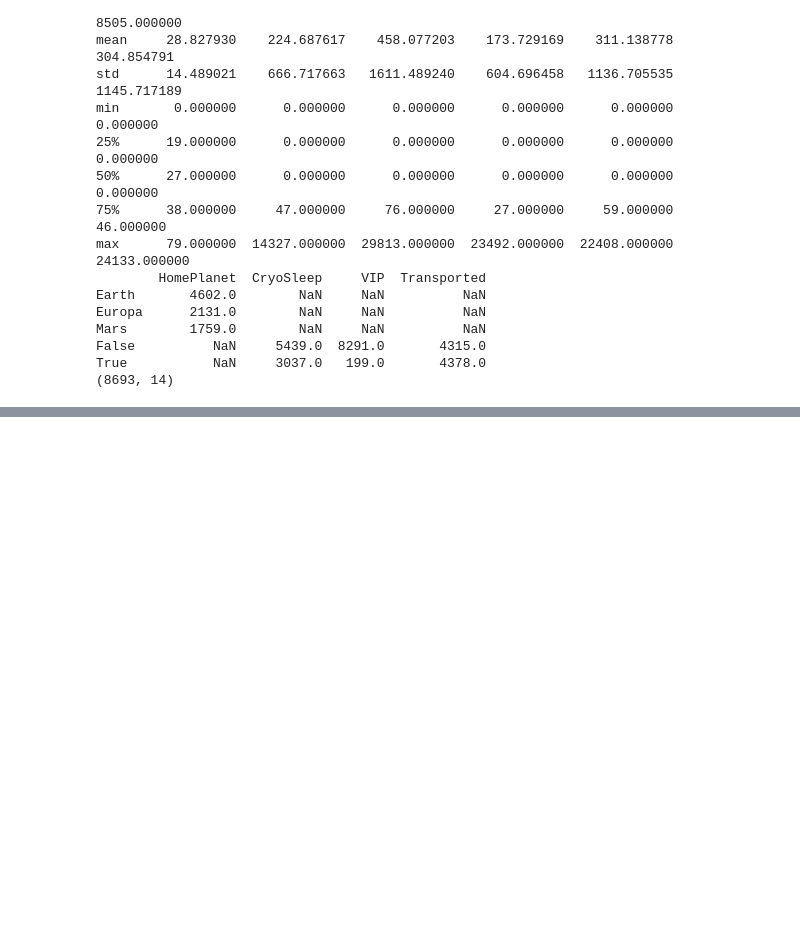
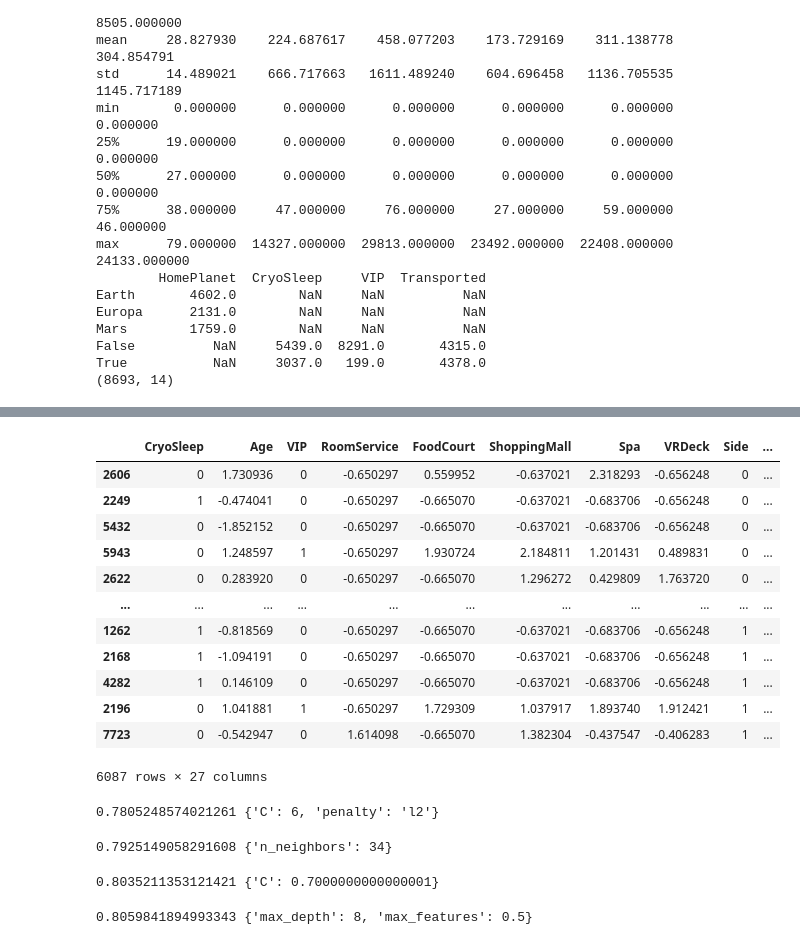
Before and after one commit to MykolaPinchuk/Kaggle, a Jupyter notebook: Projects/KProject-spacetitanic.ipynb, the cells around one changed output, grey strips where cells are left out. Saved outputs shown, nothing was run; the diff lists cells and outputs as text; code cells hidden in the pictures; blank space fills up the shorter version.

```diff
--- a/Projects/KProject-spacetitanic.ipynb
+++ b/Projects/KProject-spacetitanic.ipynb
@@ -168,3 +174,8 @@ df['FoodCourt'] = np.log1p(df.FoodCourt)
 df['ShoppingMall'] = np.log1p(df.ShoppingMall)
 df['Spa'] = np.log1p(df.Spa)
 df['VRDeck'] = np.log1p(df.VRDeck)
+# %%
+df['CryoSleep'] = df['CryoSleep'].astype(int)
+df['VIP'] = df['VIP'].astype(int)
+df['Transported'] = df['Transported'].astype(int)
+df.head()
@@ -177,15 +195,13 @@ df['VRDeck'] = np.log1p(df.VRDeck)
 
 # use intuition to trim range or ordinary variables
 # can skip this step in general, since it is not scalable when number of features grows.
-df.loc[df.SibSp>2,'SibSp']=3
-df.loc[df.Parch>2,'Parch']=3
 
 # identify binary and categorical variables
 df_uniques = pd.DataFrame([[i, len(df[i].unique())] for i in df.columns], columns=['Variable', 'Unique Values']).set_index('Variable')
 print(df_uniques)
 
 binary_variables = list(df_uniques[df_uniques['Unique Values'] == 2].index)
-categorical_variables = list(df_uniques[(6 >= df_uniques['Unique Values']) & (df_uniques['Unique Values'] > 2)].index)
+categorical_variables = list(df_uniques[(10 >= df_uniques['Unique Values']) & (df_uniques['Unique Values'] > 2)].index)
 numeric_variables = list(set(df.columns) - set(categorical_variables) - set(binary_variables))
 print('Binary variables are ', binary_variables)
 print('Categorical variables are ', categorical_variables)
@@ -193,7 +229,7 @@ print('Numeric variables are ', numeric_variables)
 # %%
 # ohc for binary variables #
 lb = LabelBinarizer()
-binary_variables.remove('Survived')
+binary_variables.remove('Transported')
 for column in binary_variables:
     df[column] = lb.fit_transform(df[column])
 
@@ -202,3 +238,4 @@ df = pd.get_dummies(df, columns = categorical_variables, drop_first=True)
 
 print(df.shape)
 print(df.head())
+print(df.dtypes)
@@ -205,10 +260,10 @@ print(df.head())
 # %%
 # %% 5.Creating subsamples ###
 
-y = df['Survived']
-X = df.drop(columns=['Survived'])
+y = df['Transported']
+X = df.drop(columns=['Transported'])
 
-X_train, X_test, y_train, y_test = train_test_split(X, y, test_size=0.2, random_state=3)
+X_train, X_test, y_train, y_test = train_test_split(X, y, test_size=0.1, random_state=3)
 # %%
 # %% 6.scaling numeric variables ###
 
@@ -219,6 +274,22 @@ ss = StandardScaler()
 for column in [numeric_variables]:
     X_train[column] = ss.fit_transform(X_train[column])
     X_test[column] = ss.transform(X_test[column])
+# %%
+X_train
+# %% [output]
+|  | CryoSleep | Age | VIP | RoomService | FoodCourt | ShoppingMall | Spa | VRDeck | Side | ... |
+| 2606 | 0 | 1.730936 | 0 | -0.650297 | 0.559952 | -0.637021 | 2.318293 | -0.656248 | 0 | ... |
+| 2249 | 1 | -0.474041 | 0 | -0.650297 | -0.665070 | -0.637021 | -0.683706 | -0.656248 | 0 | ... |
+| 5432 | 0 | -1.852152 | 0 | -0.650297 | -0.665070 | -0.637021 | -0.683706 | -0.656248 | 0 | ... |
+| 5943 | 0 | 1.248597 | 1 | -0.650297 | 1.930724 | 2.184811 | 1.201431 | 0.489831 | 0 | ... |
+| 2622 | 0 | 0.283920 | 0 | -0.650297 | -0.665070 | 1.296272 | 0.429809 | 1.763720 | 0 | ... |
+| ... | ... | ... | ... | ... | ... | ... | ... | ... | ... | ... |
+| 1262 | 1 | -0.818569 | 0 | -0.650297 | -0.665070 | -0.637021 | -0.683706 | -0.656248 | 1 | ... |
+| 2168 | 1 | -1.094191 | 0 | -0.650297 | -0.665070 | -0.637021 | -0.683706 | -0.656248 | 1 | ... |
+| 4282 | 1 | 0.146109 | 0 | -0.650297 | -0.665070 | -0.637021 | -0.683706 | -0.656248 | 1 | ... |
+| 2196 | 0 | 1.041881 | 1 | -0.650297 | 1.729309 | 1.037917 | 1.893740 | 1.912421 | 1 | ... |
+| 7723 | 0 | -0.542947 | 0 | 1.614098 | -0.665070 | 1.382304 | -0.437547 | -0.406283 | 1 | ... |
+6087 rows × 27 columns
 # %%
 ####################
 ### 7.Fit models ###
@@ -226,39 +297,47 @@ for column in [numeric_variables]:
 
 #%% Logistic regression ###
 
-grid_values = {'penalty': ['l2'], 'C': list(np.arange(1,10.5,0.5))}
+grid_values = {'penalty': ['l2'], 'C': list(np.arange(1,10,1))}
 lr = LogisticRegression()
 model_lr = GridSearchCV(lr, param_grid=grid_values, cv = 10)
 model_lr.fit(X_train, y_train)
 print(model_lr.best_score_, model_lr.best_params_)
 
 # model_lr.predict(X_test)
+# %% [output]
+0.7805248574021261 {'C': 6, 'penalty': 'l2'}
 # %%
 #%% KNN ###
 
-grid_values = dict(n_neighbors=np.arange(1,40))
+grid_values = dict(n_neighbors=np.arange(10,41,2))
 knnm = KNeighborsClassifier()
-model_knn = GridSearchCV(knnm, param_grid=grid_values, cv = 10)
+model_knn = GridSearchCV(knnm, param_grid=grid_values, cv = 5)
 model_knn.fit(X_train, y_train)
 print(model_knn.best_score_, model_knn.best_params_)
+# %% [output]
+0.7925149058291608 {'n_neighbors': 34}
 # %%
 #%% SVM ###
 
-grid_values = {'C': np.arange(0.05, 1, 0.05)}
+grid_values = {'C': np.arange(0.1, 1, 0.2)}
 svmm = svm.SVC(kernel='rbf')
-model_svm = GridSearchCV(svmm, param_grid=grid_values, cv = 10)
+model_svm = GridSearchCV(svmm, param_grid=grid_values, cv = 5)
 model_svm.fit(X_train, y_train)
 print(model_svm.best_score_, model_svm.best_params_)
+# %% [output]
+0.8035211353121421 {'C': 0.7000000000000001}
 # %%
 #%% RF ###
 
 # may look here: https://www.geeksforgeeks.org/hyperparameter-tuning/
 
-grid_values = [{'max_depth': list(range(2, 9, 2)), 'max_features': list(np.arange(0.3,0.71,0.1))}]
+grid_values = [{'max_depth': list(range(2, 9, 2)), 'max_features': list(np.arange(0.3,0.71,0.2))}]
 rfc = RandomForestClassifier(random_state=42)
 model_rf = GridSearchCV(rfc, grid_values, cv = 5, scoring='accuracy')
 model_rf.fit(X_train, y_train)
 print(model_rf.best_score_, model_rf.best_params_)
+# %% [output]
+0.8059841894993343 {'max_depth': 8, 'max_features': 0.5}
 # %%
 #%% XGBoost ###
 # run this code only on Kaggle with GPU
```
Also changed, not shown: parts of 9 cells of this notebook.
